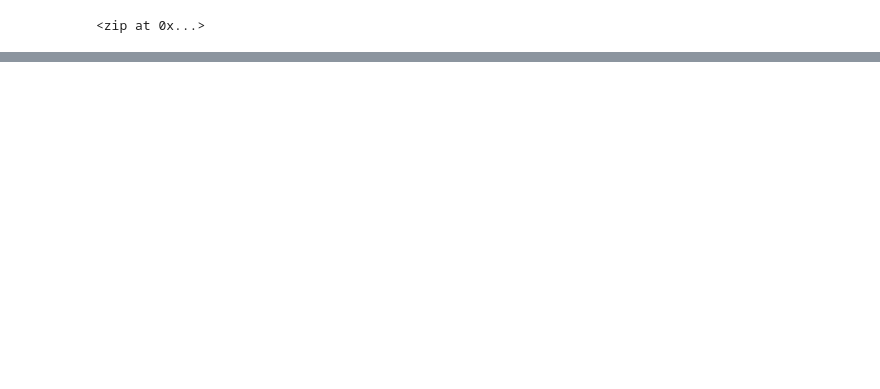
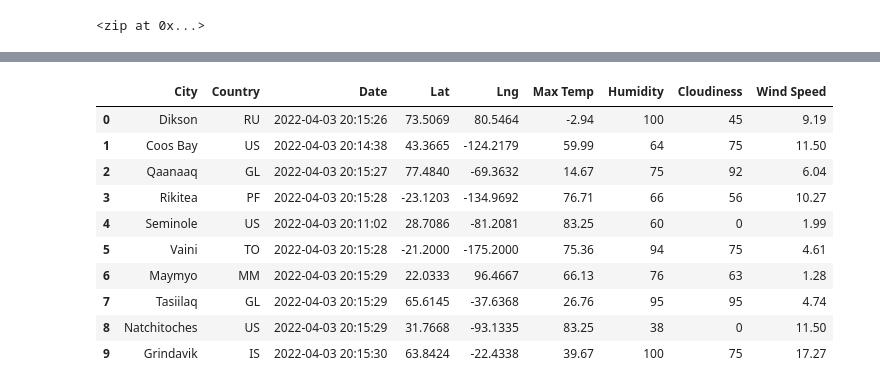
Before and after one commit to csobent/World_Weather_Analysis, a Jupyter notebook: WeatherPy.ipynb, the cells around one changed output, grey strips where cells are left out. Saved outputs shown, nothing was run; the diff lists cells and outputs as text; code cells hidden in the pictures; blank space fills up the shorter version.

```diff
--- a/WeatherPy.ipynb
+++ b/WeatherPy.ipynb
@@ -14,6 +22,10 @@ lat_lngs
 # %%
 # Add the latitudes and longitudes to a list.
 coordinates = list(lat_lngs)
+# %%
+# Starting URL for Weather Map API Call
+
+url = "http://api.openweathermap.org/data/2.5/weather?units=Imperial&APPID=" + weather_api_key
 # %%
 from citipy import citipy
 # %%
@@ -33,0 +131,19 @@ len(cities)
+# %%
+# Convert the array of dictionaries to a Pandas Dataframe.
+city_data_df = pd.DataFrame(city_data)
+new_column_order = ["column1", "column8", "column9", "column2", "column3", "column4", "column5", "column6", "column7"]
+new_column_order = ["City", "Country", "Date", "Lat", "Lng", "Max Temp", "Humidity", "Cloudiness", "Wind Speed"]
+city_data_df = city_data_df[new_column_order]
+city_data_df.head(10)
+# %% [output]
+|  | City | Country | Date | Lat | Lng | Max Temp | Humidity | Cloudiness | Wind Speed |
+| 0 | Dikson | RU | 2022-04-03 20:15:26 | 73.5069 | 80.5464 | -2.94 | 100 | 45 | 9.19 |
+| 1 | Coos Bay | US | 2022-04-03 20:14:38 | 43.3665 | -124.2179 | 59.99 | 64 | 75 | 11.50 |
+| 2 | Qaanaaq | GL | 2022-04-03 20:15:27 | 77.4840 | -69.3632 | 14.67 | 75 | 92 | 6.04 |
+| 3 | Rikitea | PF | 2022-04-03 20:15:28 | -23.1203 | -134.9692 | 76.71 | 66 | 56 | 10.27 |
+| 4 | Seminole | US | 2022-04-03 20:11:02 | 28.7086 | -81.2081 | 83.25 | 60 | 0 | 1.99 |
+| 5 | Vaini | TO | 2022-04-03 20:15:28 | -21.2000 | -175.2000 | 75.36 | 94 | 75 | 4.61 |
+| 6 | Maymyo | MM | 2022-04-03 20:15:29 | 22.0333 | 96.4667 | 66.13 | 76 | 63 | 1.28 |
+| 7 | Tasiilaq | GL | 2022-04-03 20:15:29 | 65.6145 | -37.6368 | 26.76 | 95 | 95 | 4.74 |
+| 8 | Natchitoches | US | 2022-04-03 20:15:29 | 31.7668 | -93.1335 | 83.25 | 38 | 0 | 11.50 |
+| 9 | Grindavik | IS | 2022-04-03 20:15:30 | 63.8424 | -22.4338 | 39.67 | 100 | 75 | 17.27 |
```
Also changed, not shown: parts of 4 cells of this notebook.
